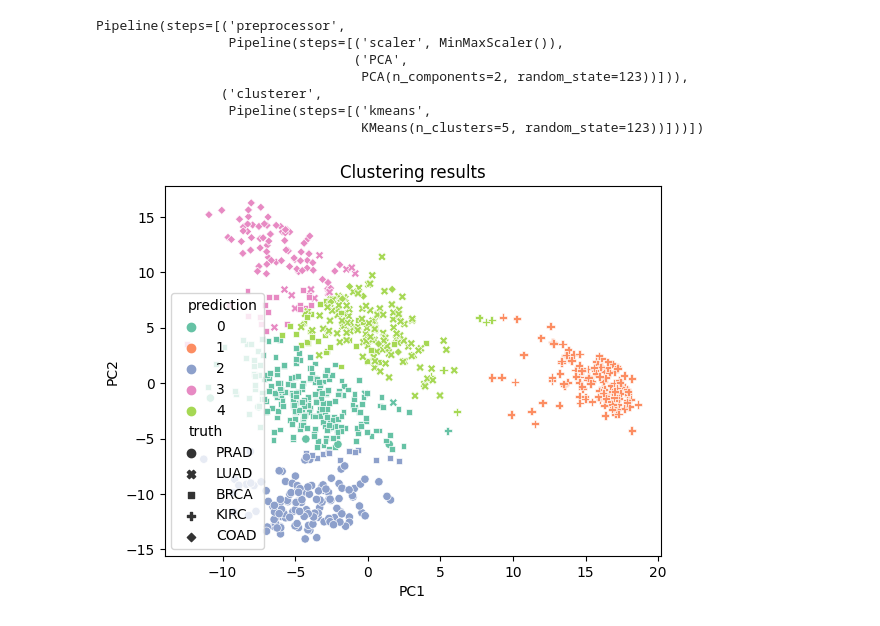
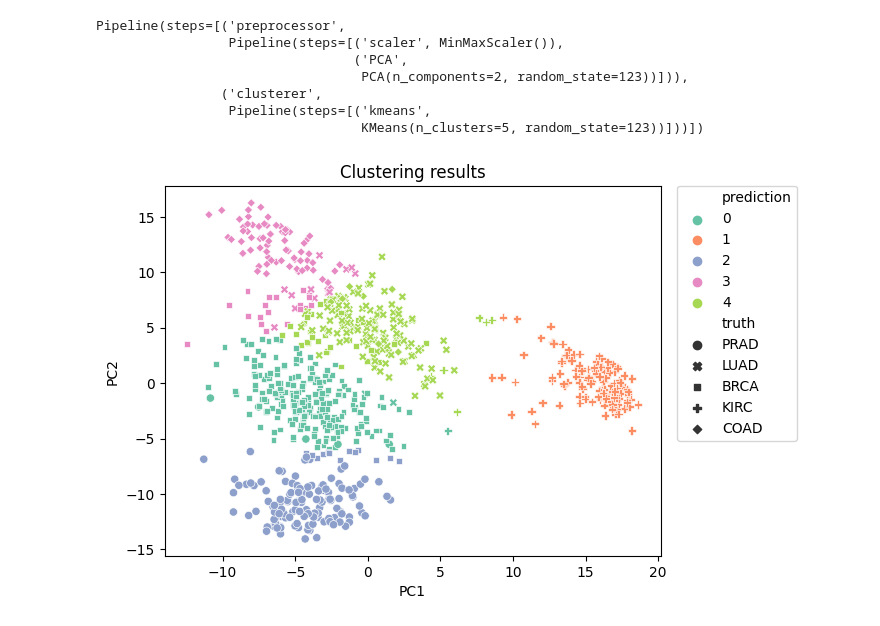
Before and after one commit to alexismenanieves/Model_Catalog, a Jupyter notebook: Notebooks/DS01_Clust_KMeans_TCGA.ipynb, the cells around one changed output. Saved outputs shown, nothing was run; the diff lists cells and outputs as text; code cells hidden in the pictures.

```diff
--- a/Notebooks/DS01_Clust_KMeans_TCGA.ipynb
+++ b/Notebooks/DS01_Clust_KMeans_TCGA.ipynb
@@ -161,21 +163,22 @@ Pipeline(steps=[('preprocessor',
 # %%
 # 4.6 Create a dataframe placeholder
 df = pd.DataFrame(pipe['preprocessor'].transform(X),
                   columns=['PC1','PC2'])
 df['prediction'] = pipe['clusterer']['kmeans'].labels_
 df['truth'] = y
 
 # 4.7 Compare the results using a plot
 plot = sns.scatterplot(x='PC1',
                        y='PC2',
                        data=df,
                        hue='prediction',
                        style='truth',
                        palette= 'Set2')
 plot.set_title('Clustering results')
+plt.legend(bbox_to_anchor=(1.02,1.02))
 plt.show()
 # %% [output]
-[figure, old version]
+[figure, new version]
 # %%
 # 4.8 Calculate Silhouette Score
 preproc_data = pipe['preprocessor'].transform(X)
```
Also changed, not shown: parts of 8 cells of this notebook.
